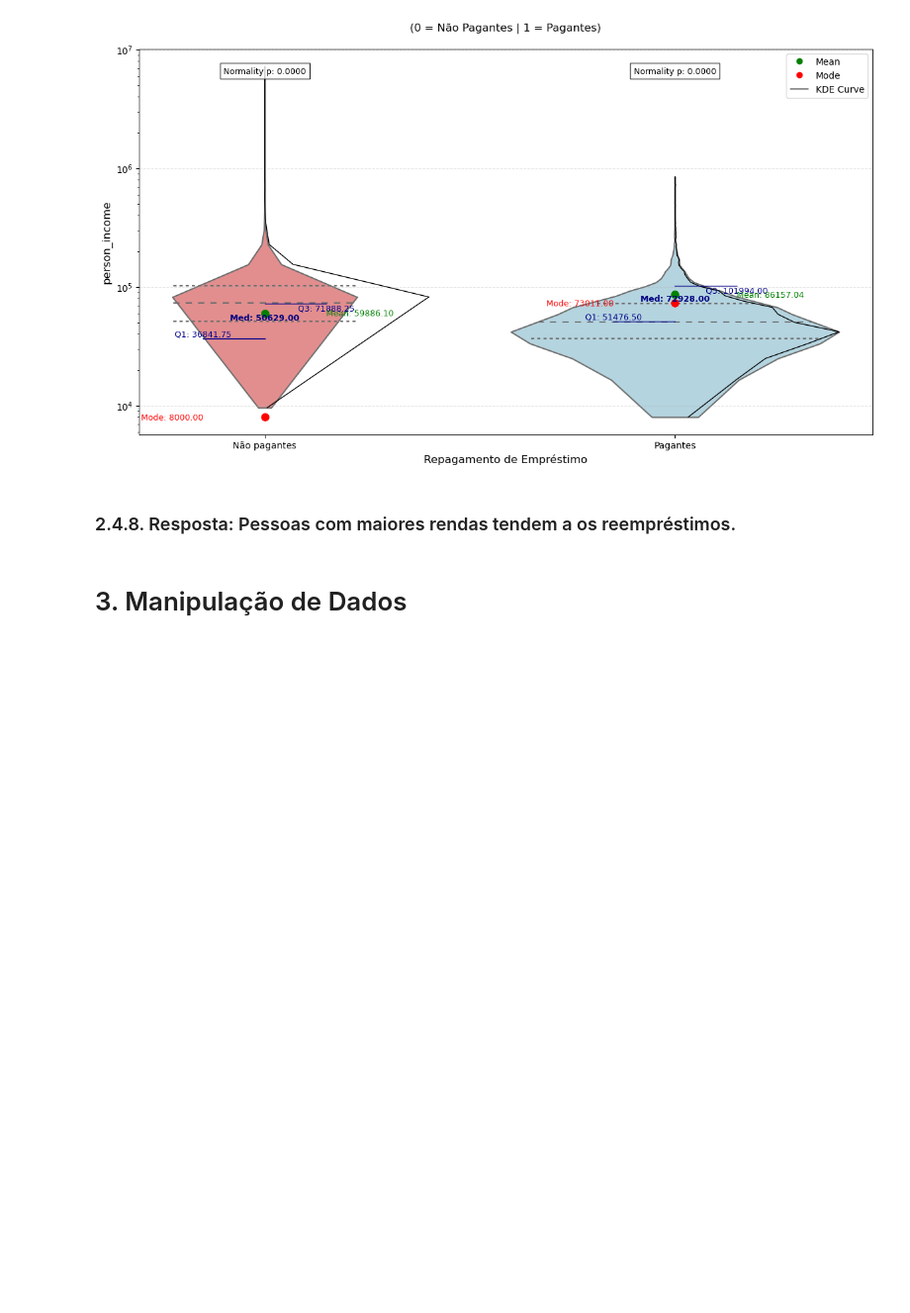
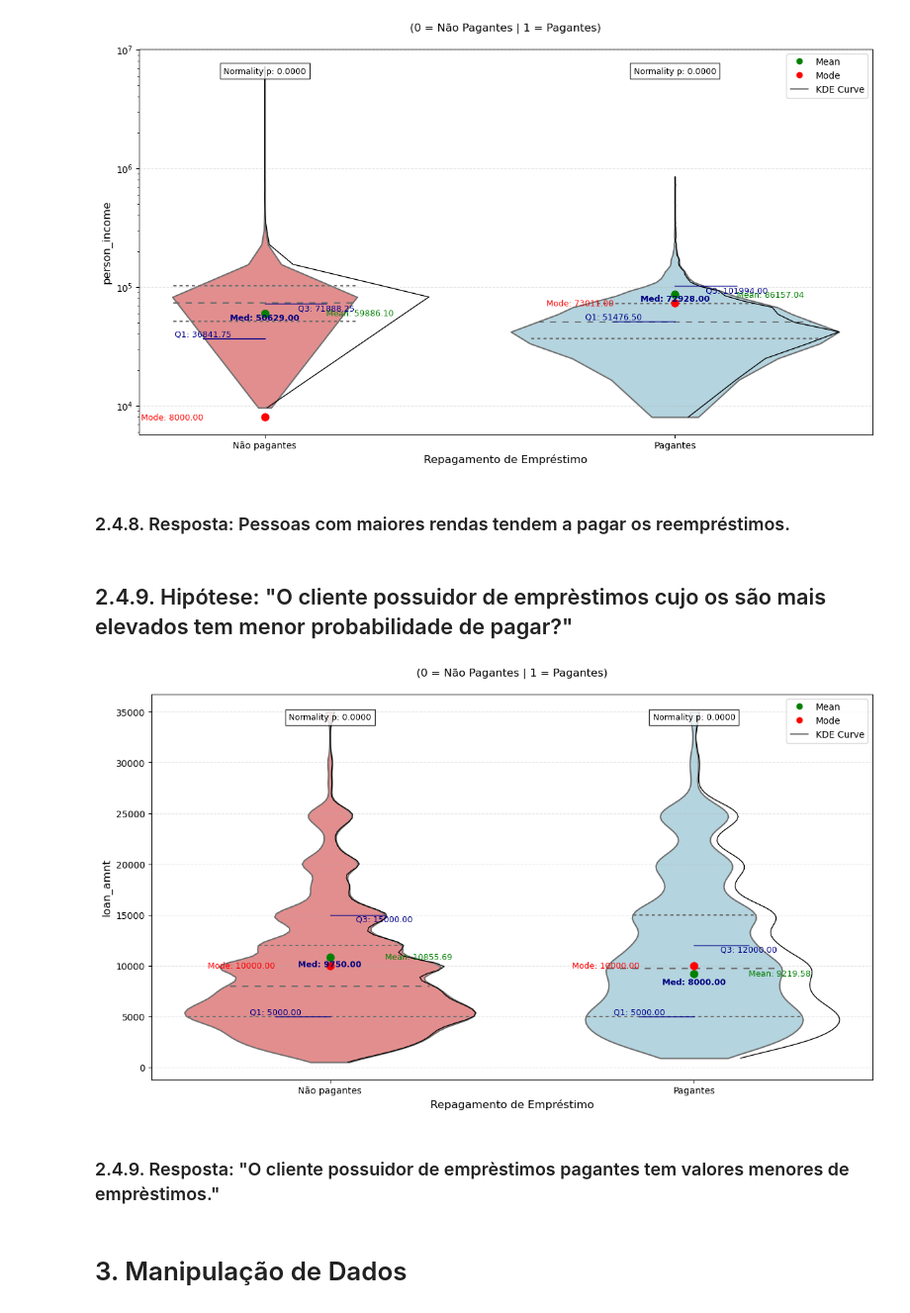
Before and after one commit to luizdataeng/loan_payment, a Jupyter notebook: EDA.ipynb, the cells around one changed output. Shown at 99% size. Cells and saved outputs as stored; diff of their text form; code cells hidden in the pictures; blank space fills up the shorter version.

```diff
--- a/EDA.ipynb
+++ b/EDA.ipynb
@@ -335,7 +335,15 @@ plot_violin_log('loan_status','person_income',df)
 # %% [output]
 [figure]
 # %% [markdown]
-### 2.4.8. Resposta: Pessoas com maiores rendas tendem a os reempréstimos.
+### 2.4.8. Resposta: Pessoas com maiores rendas tendem a pagar os reempréstimos.
+# %% [markdown]
+## 2.4.9. Hipótese: "O cliente possuidor de emprèstimos cujo os são mais elevados tem menor probabilidade de pagar?"
+# %%
+plot_violin('loan_status','loan_amnt',df)
+# %% [output]
+[figure, added]
+# %% [markdown]
+### 2.4.9. Resposta: "O cliente possuidor de emprèstimos pagantes tem valores menores de emprèstimos."
 # %% [markdown]
 # 3. Manipulação de Dados
 # %% [markdown]
```
Also changed, not shown: parts of 14 cells of this notebook, 2 other files.
